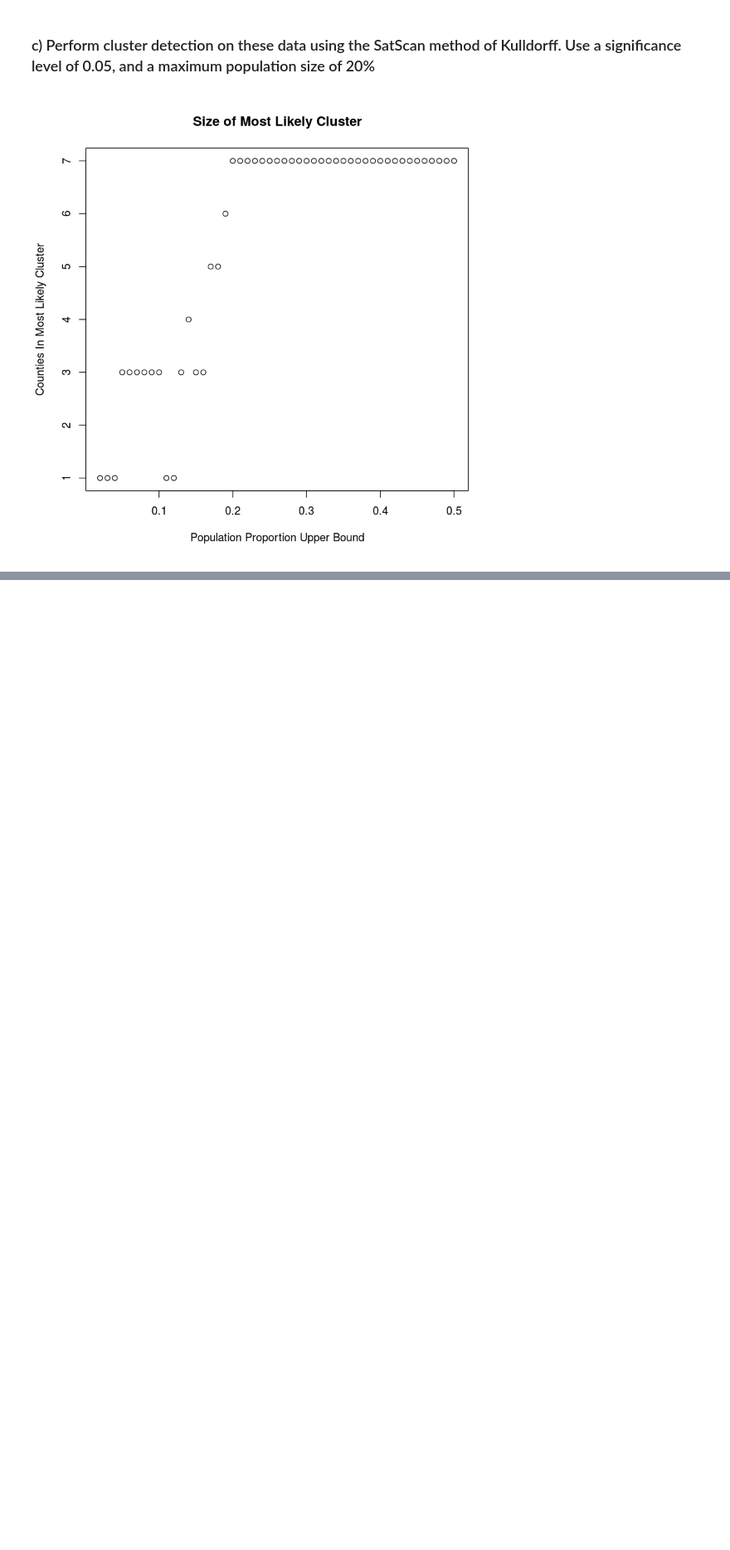
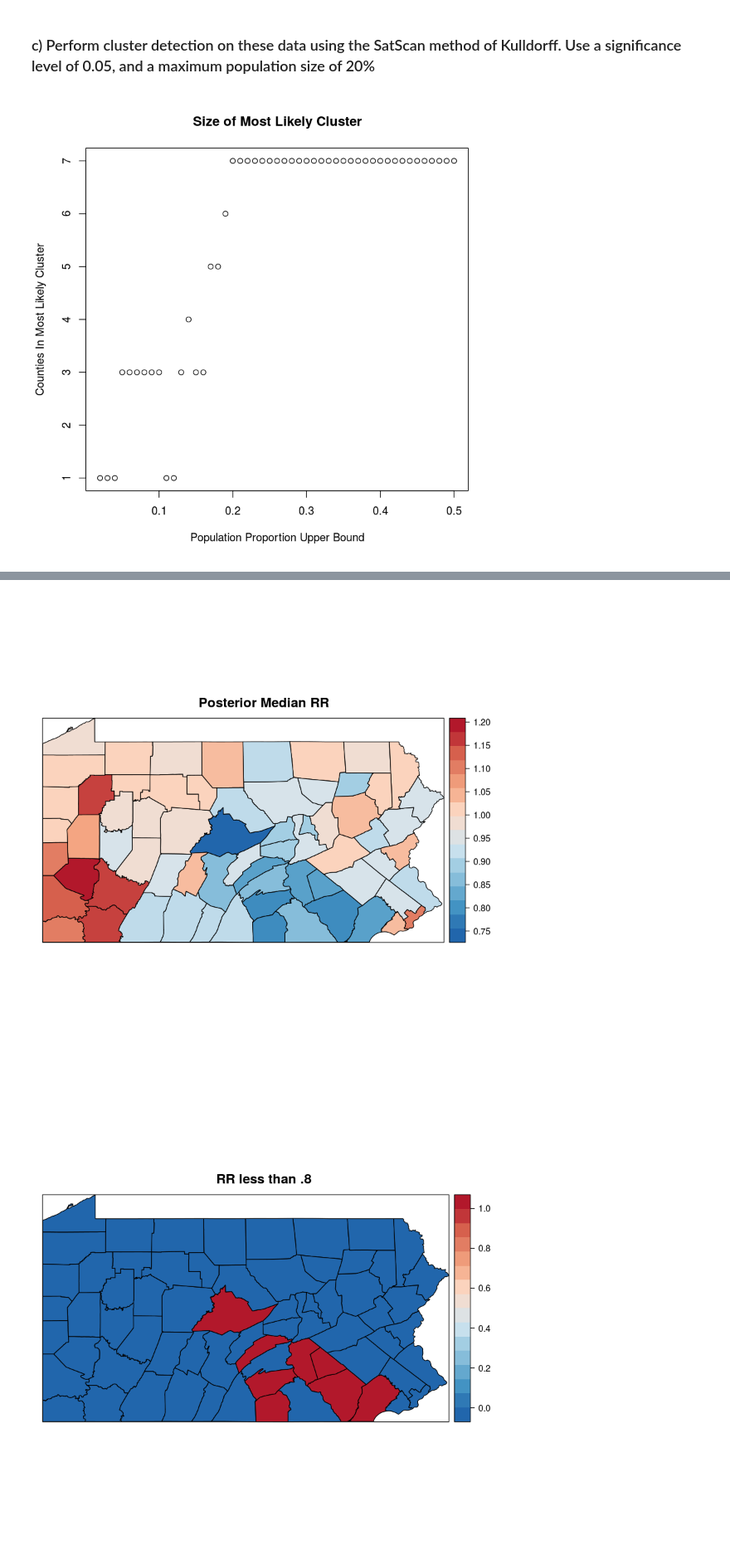
Before and after one commit to nmmarquez/spatial_epi, a Jupyter notebook: homework/hw3/hw3.ipynb, the cells around one changed output, grey strips where cells are left out. Shown: that part at 83% size. Drawn from its saved outputs; the diff is of its cells as text; code cells hidden in the pictures; blank space fills up the shorter version.

```diff
--- a/homework/hw3/hw3.ipynb
+++ b/homework/hw3/hw3.ipynb
@@ -232,0 +280,14 @@ plot(pop_proportions, results, ylab="Counties In Most Likely Cluster",
+# %%
+penn2$RRpmed1 <- m1$summary.fitted.values[, 1]
+penn2$RRpmed1_low <-  penn2$RRpmed1  < .85
+penn2$RRpmed1_high <-  penn2$RRpmed1  > 1.10
+# %%
+spplot(penn2, "RRpmed1", main="Posterior Median RR",
+       col.regions = colorRampPalette(rev(brewer.pal(8,"RdBu")))(50))
+spplot(penn2, "RRpmed1_low", main="RR less than .8",
+       col.regions = colorRampPalette(rev(brewer.pal(8,"RdBu")))(50))
+spplot(penn2, "RRpmed1_high", main="RR greater than 1.15",
+       col.regions = colorRampPalette(rev(brewer.pal(8,"RdBu")))(50))
+# %% [output]
+[figure, added]
+[figure, added]
```
Also changed, not shown: parts of 14 cells of this notebook, 1 other file.
